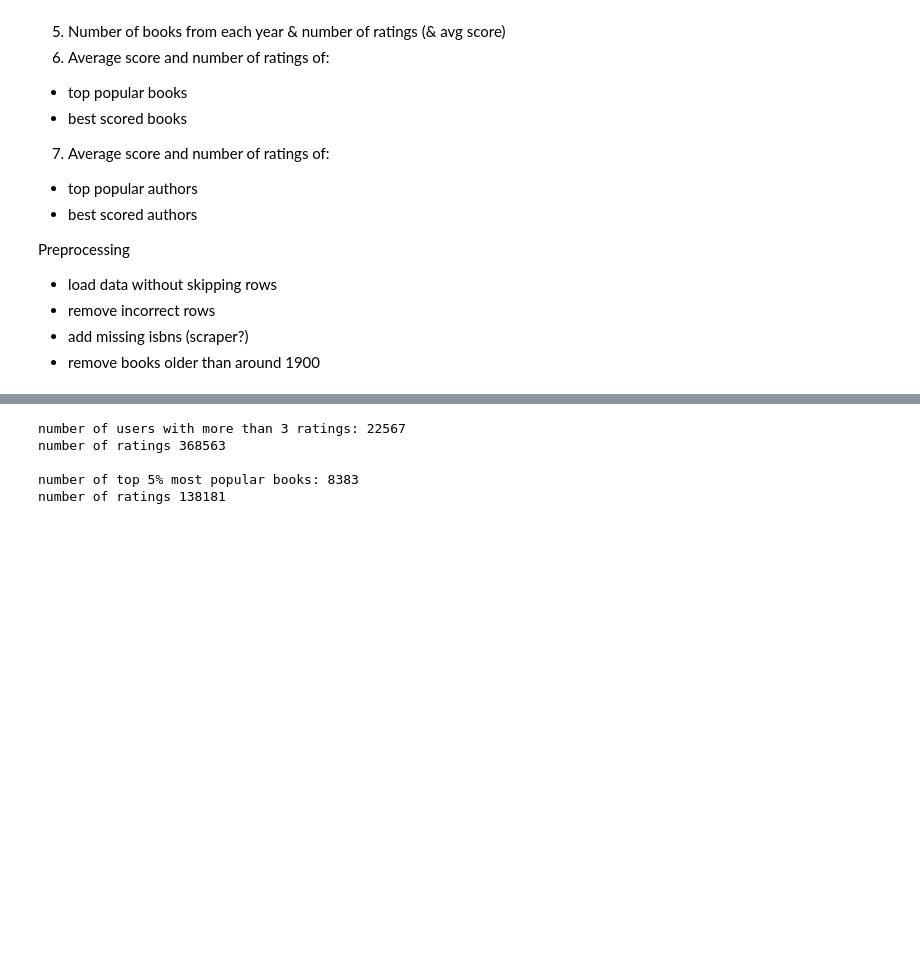
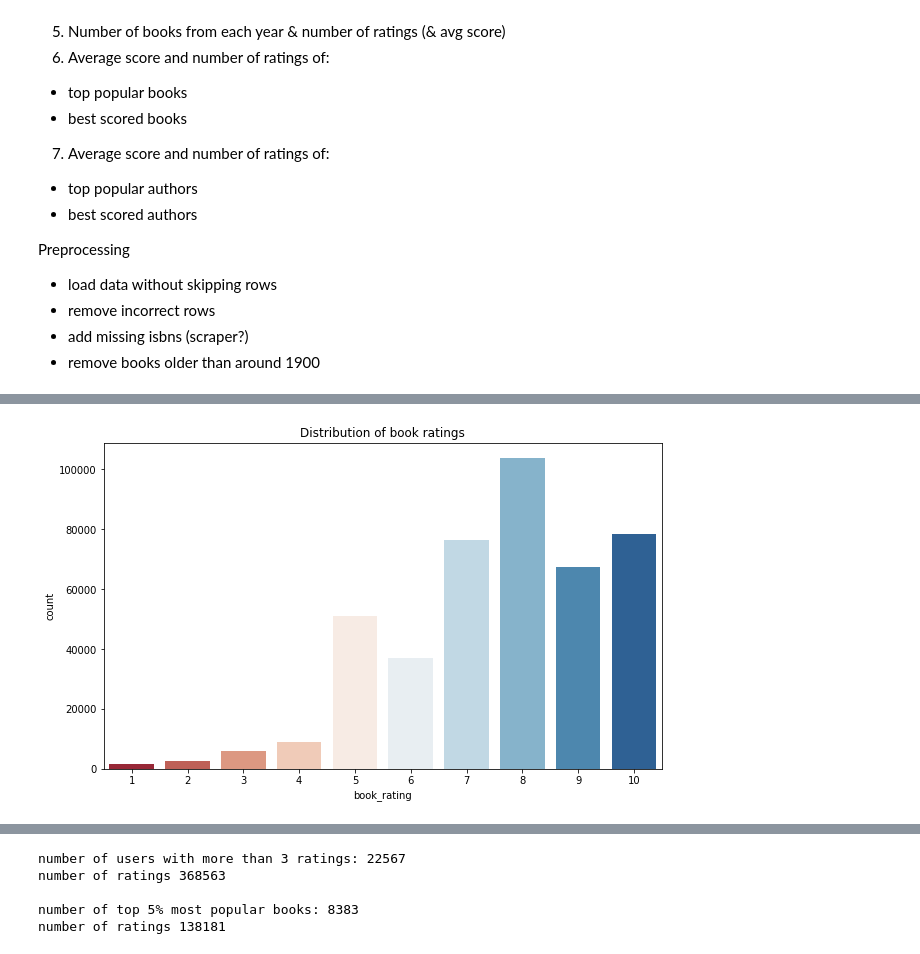
Before and after one commit to klaudia-nazarko/collaborative-filtering-python, a Jupyter notebook: intro.ipynb, the cells around one changed output, grey strips where cells are left out. Drawn from its saved outputs; the diff is of its cells as text; code cells hidden in the pictures; blank space fills up the shorter version.

```diff
--- a/intro.ipynb
+++ b/intro.ipynb
@@ -67,0 +84,10 @@ Average number of ratings per book: 2.33
+# %%
+palette = sns.color_palette("RdBu", 10)
+
+fig, ax = plt.subplots(figsize=(10, 6))
+sns.countplot(x='book_rating', data=df_ratings, palette=palette)
+ax.set_title('Distribution of book ratings')
+
+plt.show()
+# %% [output]
+[figure, added]
```
Also changed, not shown: parts of 14 cells of this notebook, 1 other file.
